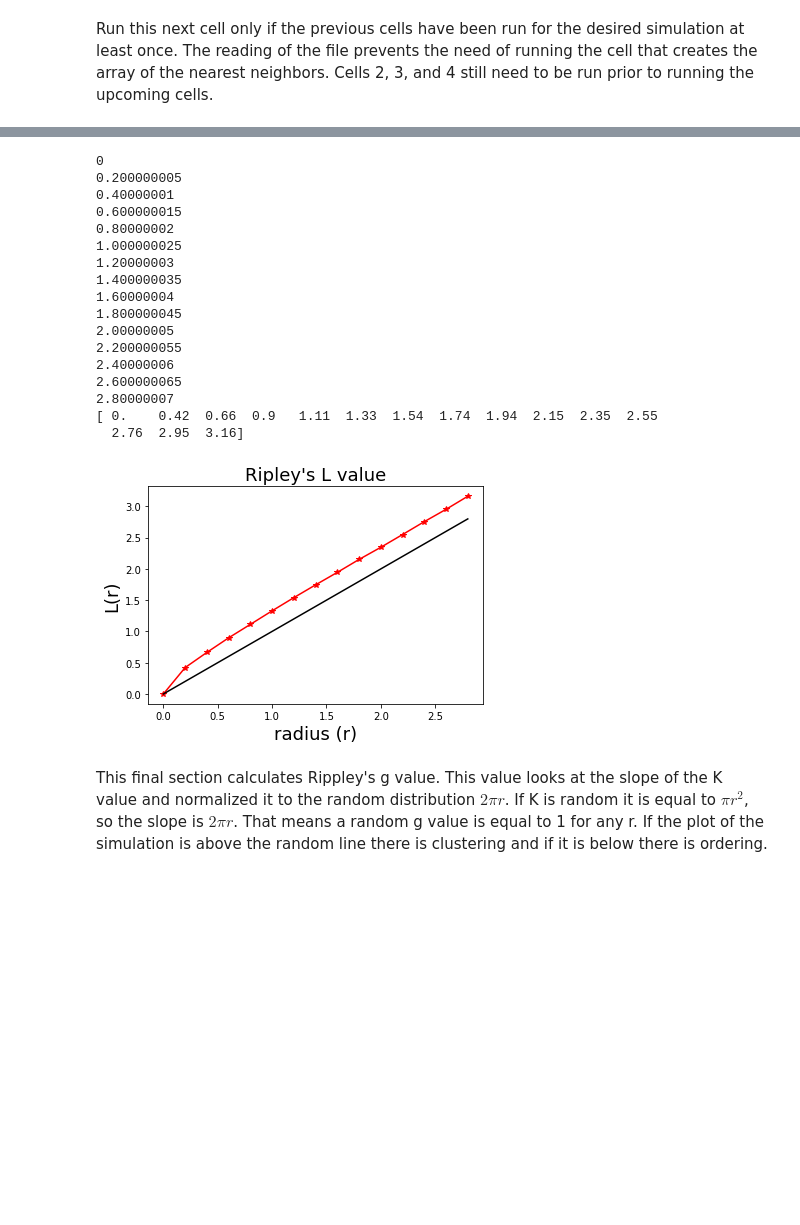
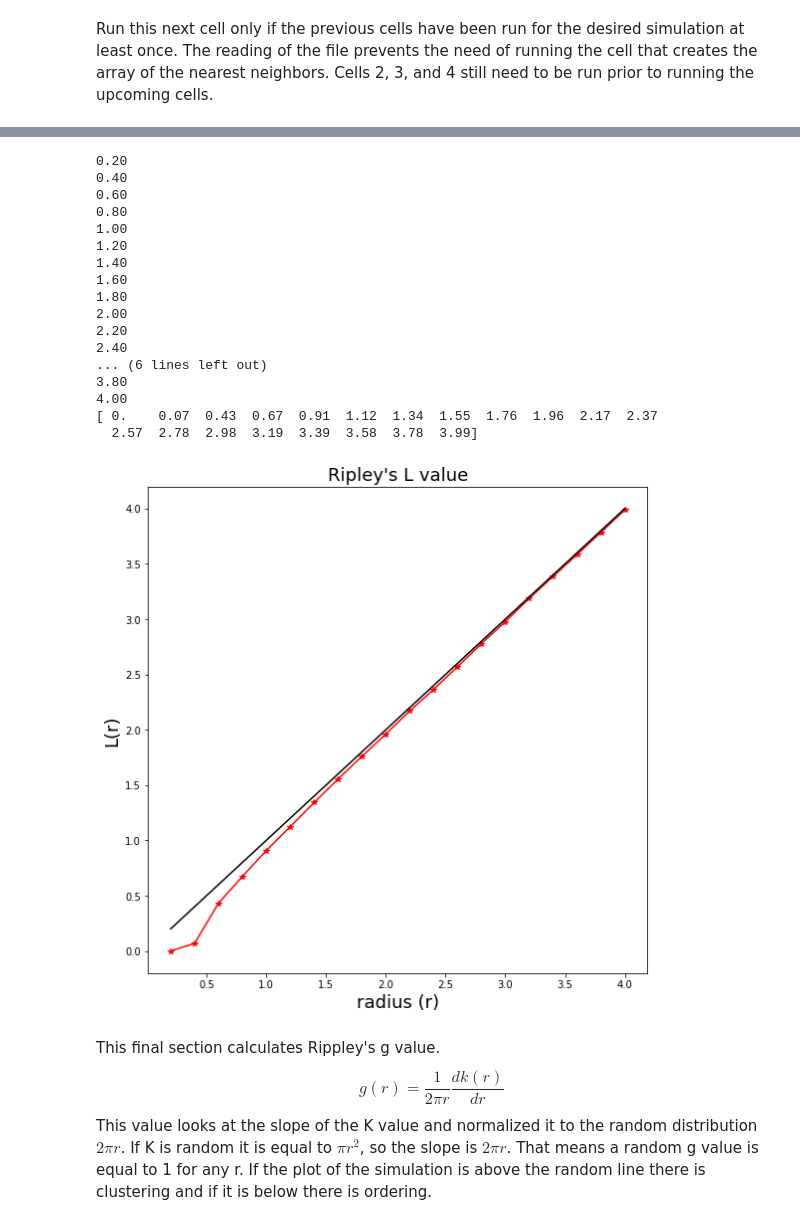
Before and after one commit to zackmci/clustering, a Jupyter notebook: Clustering.ipynb, the cells around one changed output, grey strips where cells are left out. Drawn from its saved outputs; the diff is of its cells as text; code cells hidden in the pictures; blank space fills up the shorter version.

Commit message:
some minor corrections for the code and run for timestep 0 on 1% particle volume fraction.

```diff
--- a/Clustering.ipynb
+++ b/Clustering.ipynb
@@ -57,11 +94,10 @@ def domain_reduction(arr, j, x, y, radius):
 # %%
 # Creating an array of the nearest neighbors and which particles are the nearest.
 
-num_of_it = len(x)
 #print (num_of_it)
 min_array = []
 
-for i in range(0, num_of_it):
+for i in range(0, new_part_num):
 
     if i % 1000 == 0:
         print (i)
@@ -70,14 +106,15 @@ for i in range(0, num_of_it):
     #print (near_neigh)
 
     # Creating an array that is reduced to particles within a set radius.
-    red_arr = domain_reduction(csvarray, i, 7, 8, 5)
+    red_arr = domain_reduction(csvarray, i, 7, 8, 10)
     #print (len(red_arr))
     #print (red_arr)
 
     for n in range(0, len(red_arr)):
         if csvarray[i, 0] != red_arr[n, 0]:
-            distance = np.sqrt((csvarray[i, 7] - red_arr[n, 7])**2 + (csvarray[i, 8] - red_arr[n, 8])**2) - \
-            ((csvarray[i, 1]/2) + (red_arr[n, 1]/2))
+            distance = np.sqrt((csvarray[i, 7] - red_arr[n, 7])**2 + (csvarray[i, 8] - red_arr[n, 8])**2)
+#             distance = np.sqrt((csvarray[i, 7] - red_arr[n, 7])**2 + (csvarray[i, 8] - red_arr[n, 8])**2) - \
+#             ((csvarray[i, 1]/2) + (red_arr[n, 1]/2))
             arr = np.array([csvarray[i, 0], red_arr[n, 0], distance])
             #print (arr)
             near_neigh.append(arr)
@@ -119,8 +173,8 @@ print ("{:2.3f}".format(rA))
 # %%
 # Calculating rE the expected value
 
-# Intensity with the area of the particles taken into consideration
-lam = num_part / ((x_len * y_len) - len(x)*(np.pi*rad**2))
+# Intensity with the area of the settled particles taken into consideration
+lam = new_part_num / ((x_len * y_len) - difference*(np.pi*rad**2))
 print ("{:2.4f}".format(lam))
 
 rE = 1 / (2 * np.sqrt(lam))
@@ -152,10 +206,10 @@ def part_in_rad(arr, part_num, x_val, y_val, radius):
 
     # creating the box around the selected particle and only keeping the particles within that box.
     for k in range(0, len(arr)):
-        if arr[part_num, x_val] - arr[part_num, 1]/2 - radius - 0.5 < arr[k, x_val] + arr[k, 1]/2 and \
-        arr[part_num, x_val] + arr[part_num, 1]/2 + radius + 0.5 > arr[k, x_val] - arr[k, 1]/2  and \
-        arr[part_num, y_val] - arr[part_num, 1]/2 - radius - 0.5 < arr[k, y_val] + arr[k, 1]/2 and \
-        arr[part_num, y_val] + arr[part_num, 1]/2 + radius + 0.5 > arr[k, y_val] - arr[k, 1]/2 and part_num != k:
+        if arr[part_num, x_val] - radius - 0.5 < arr[k, x_val] and \
+        arr[part_num, x_val] + radius + 0.5 > arr[k, x_val]  and \
+        arr[part_num, y_val] - radius - 0.5 < arr[k, y_val] and \
+        arr[part_num, y_val] + radius + 0.5 > arr[k, y_val] and part_num != k:
             smallarr.append(arr[k])
             #print (smallarr)
     smallarr = np.array(smallarr)
@@ -165,7 +219,7 @@ def part_in_rad(arr, part_num, x_val, y_val, radius):
     for i in range(0, len(smallarr)):
         #print (i)
         dist = np.sqrt((arr[part_num, x_val] - smallarr[i, x_val])**2 + \
-        (arr[part_num, y_val] - smallarr[i, y_val])**2) - (arr[part_num, 1]/2 + smallarr[i, 1]/2)
+        (arr[part_num, y_val] - smallarr[i, y_val])**2)
         if dist <= radius and dist > 0:
             #print (arr[i, :])
             num_part.append(smallarr[i])
@@ -187,16 +241,19 @@ def part_in_rad(arr, part_num, x_val, y_val, radius):
 # Calculating k(r)
 Kr = []
 
-radius = [0, rad, rad*2, rad*3, rad*4, rad*5, rad*6, rad*7, rad*8, rad*9, rad*10, rad*11, rad*12, rad*13, rad*14]
+radius = [rad, rad*2, rad*3, rad*4, rad*5, rad*6, rad*7, rad*8, rad*9, rad*10, rad*11, rad*12, rad*13, rad*14, \
+         rad*15, rad*16, rad*17, rad*18, rad*19, rad*20]
 #print (len(radius))
 for i in radius:
     print ("{:2.2f}".format(i))
     kr = []
-    arr = []
-    for n in range(0, len(csvarray)):
+    for n in range(0, new_part_num):
         #print (n)
-        if csvarray[n, 7] - csvarray[n, 1]/2 >= i and csvarray[n, 7] + csvarray[n, 1]/2 <= x_len - i and \
-        csvarray[n, 8] - csvarray[n, 1]/2 >= i and csvarray[n, 8] + csvarray[n, 1]/2 <= y_len - i:
+        # This if statement is to correct for edge effects.  If the particle surface is within range of the edge
+        # of the domain the particle is not used as a source, but can be counted as within the radial distance
+        # of another particle.
+        if csvarray[n, 7] >= i and csvarray[n, 7] <= x_len - i and \
+        csvarray[n, 8] >= i and csvarray[n, 8] <= y_len - i:
             num_part = part_in_rad(csvarray, n, 7, 8, i)
             #arr.append(num_part)
             #np.append(arr, num_part)
@@ -216,34 +273,35 @@ Lr = np.sqrt(Kr / np.pi)
 np.set_printoptions(precision=2)
 print (Lr)
 # %% [output]
-0
-0.200000005
-0.40000001
-0.600000015
-0.80000002
-1.000000025
-1.20000003
-1.400000035
-1.60000004
-1.800000045
-2.00000005
-2.200000055
-2.40000006
-2.600000065
-2.80000007
-[ 0.    0.42  0.66  0.9   1.11  1.33  1.54  1.74  1.94  2.15  2.35  2.55
-  2.76  2.95  3.16]
+0.20
+0.40
+0.60
+0.80
+1.00
+1.20
+1.40
+1.60
+1.80
+2.00
+2.20
+2.40
+... (6 lines left out)
+3.80
+4.00
+[ 0.    0.07  0.43  0.67  0.91  1.12  1.34  1.55  1.76  1.96  2.17  2.37
+  2.57  2.78  2.98  3.19  3.39  3.58  3.78  3.99]
 # %%
+fig=plt.figure(figsize=(9,9))
 plt.plot(radius, Lr, 'r*-')
 plt.plot(radius, radius, 'k-')
 plt.title("Ripley's L value", fontsize = 18 )
 plt.xlabel('radius (r)', fontsize = 18)
 plt.ylabel('L(r)', fontsize = 18)
 plt.show()
 # %% [output]
-[figure, old version]
+[figure, new version]
 # %% [markdown]
-This final section calculates Rippley's g value.  This value looks at the slope of the K value and normalized it to the random distribution $2 \pi r$.  If K is random it is equal to $\pi r^2$, so the slope is $2 \pi r$.  That means a random g value is equal to 1 for any r.  If the plot of the simulation is above the random line there is clustering and if it is below there is ordering.
+This final section calculates Rippley's g value.  $$g(r) = \frac{1}{2 \pi r}\frac{dk(r)}{dr}$$  This value looks at the slope of the K value and normalized it to the random distribution $2 \pi r$.  If K is random it is equal to $\pi r^2$, so the slope is $2 \pi r$.  That means a random g value is equal to 1 for any r.  If the plot of the simulation is above the random line there is clustering and if it is below there is ordering.
 # %%
 gr = []
 
```
Also changed, not shown: parts of 15 cells of this notebook.
